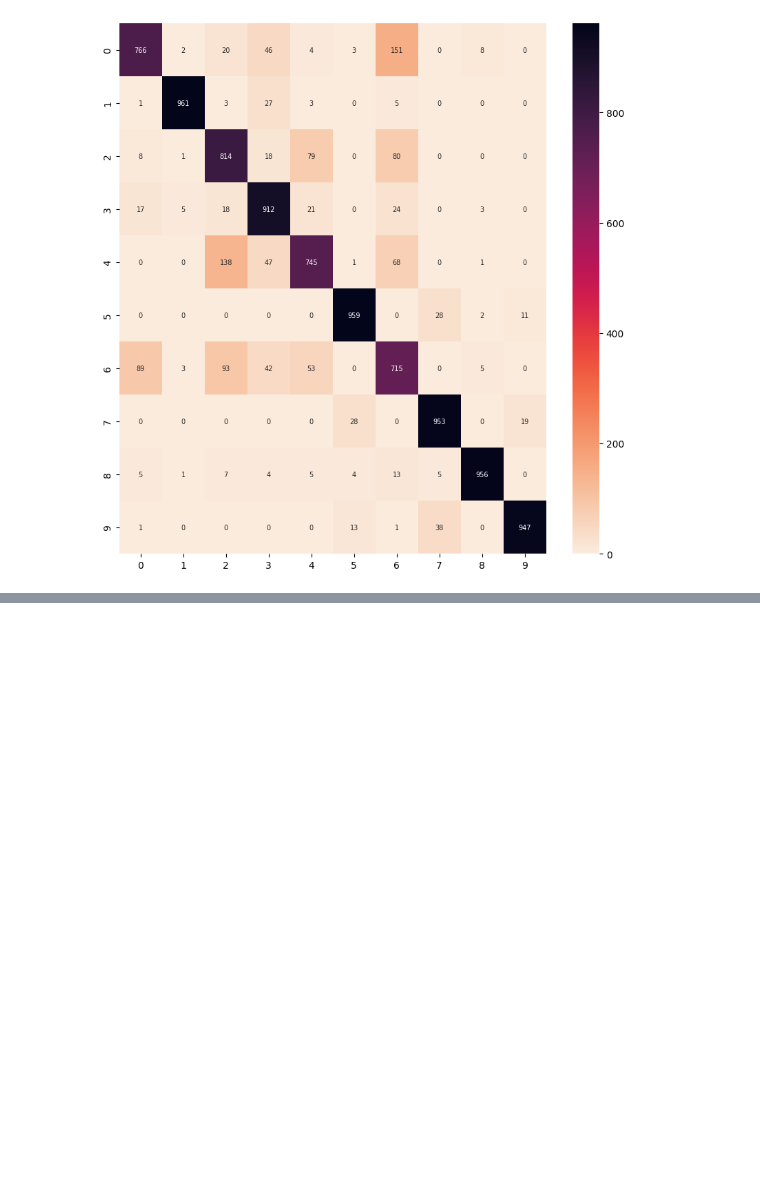
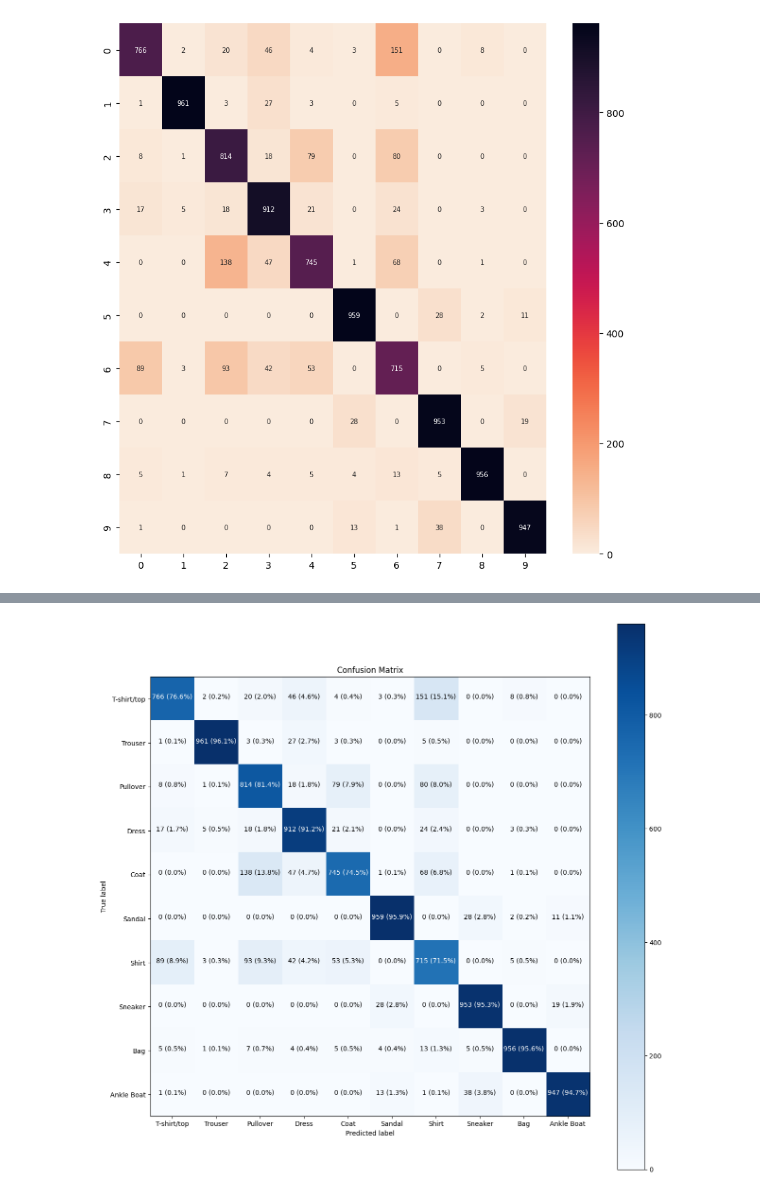
Before and after one commit to hvanli/01_tensorflow_htv, a Jupyter notebook: 03_tensorflow_neural_network_classification/nb/02_tensorflow_multi_class_classfication.ipynb, the cells around one changed output, grey strips where cells are left out. Cells and saved outputs as stored; diff of their text form; code cells hidden in the pictures; blank space fills up the shorter version.

```diff
--- a/03_tensorflow_neural_network_classification/nb/02_tensorflow_multi_class_classfication.ipynb
+++ b/03_tensorflow_neural_network_classification/nb/02_tensorflow_multi_class_classfication.ipynb
@@ -125,10 +134,10 @@ model_2 = keras.Sequential([
     keras.layers.Dense(50, activation='relu'),
     keras.layers.Dense(50, activation='relu'),
     keras.layers.Dense(10, activation='softmax')
-])
+], name="Model_2")
 
 model_2.compile(
-    loss=keras.losses.SparseCategoricalCrossentropy(),   # y_train must be one-hot
+    loss=keras.losses.SparseCategoricalCrossentropy(),
     optimizer=keras.optimizers.Adam(),
     metrics=['accuracy']
 )
@@ -348,7 +357,7 @@ model_5 = keras.Sequential([
     keras.layers.Dense(50, activation='relu'),
     keras.layers.Dense(50, activation='relu'),
     keras.layers.Dense(10, activation='softmax')
-])
+], "Model_5")
 
 model_5.compile(
     loss=keras.losses.CategoricalCrossentropy(),
@@ -413,2 +422,9 @@ sns.heatmap(confusion_matrix,
 # %% [output]
 [figure]
+# %%
+from sklearn.metrics import confusion_matrix
+
+confusion_matrix = confusion_matrix(y_true=test_labels,
+                                   y_pred=y_preds_actual)
+
+confusion_matrix
@@ -414,0 +511,10 @@ sns.heatmap(confusion_matrix,
+# %%
+make_confusion_matrix(
+    y_true=test_labels,
+    y_pred=y_preds_actual,
+    classes=class_names,
+    figsize=(15, 15),
+    text_size=10,
+)
+# %% [output]
+[figure, added]
```
Also changed, not shown: parts of 28 cells of this notebook, 4 other files.
